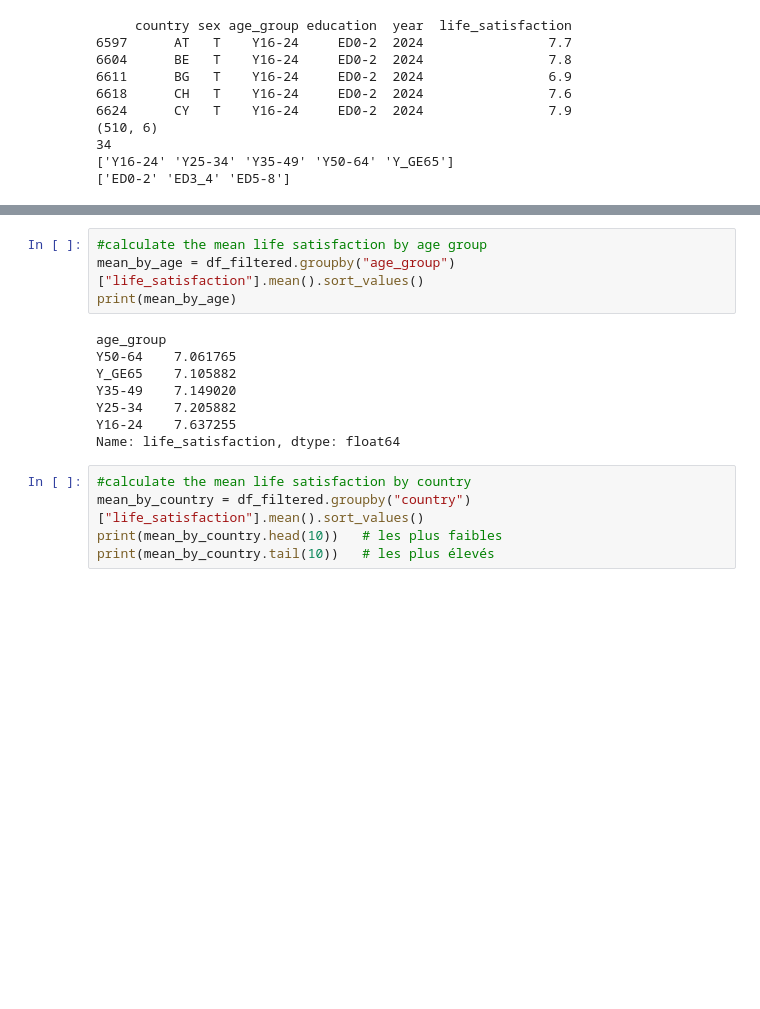
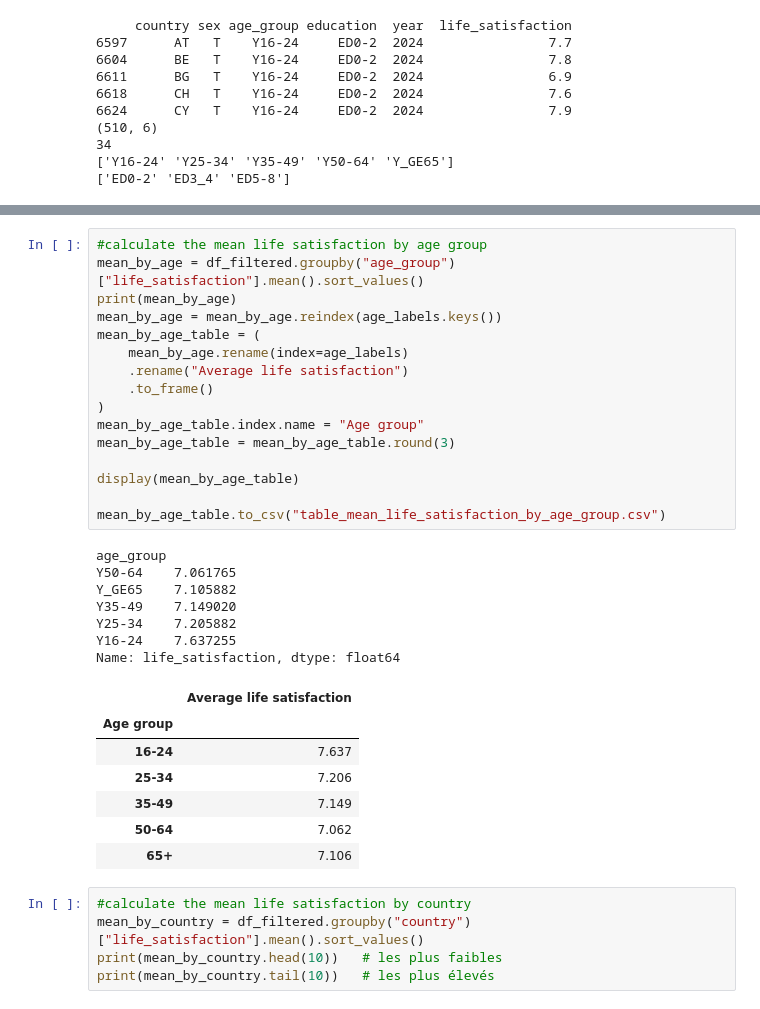
Before and after one commit to lisaanselme-tech/projet-python, a Jupyter notebook: Project.ipynb, the cells around one changed output, grey strips where cells are left out. Cells and saved outputs as stored; diff of their text form; blank space fills up the shorter version.

```diff
--- a/Project.ipynb
+++ b/Project.ipynb
@@ -155,15 +178,34 @@ Name: life_satisfaction, dtype: float64
 # %%
 #calculate the mean life satisfaction by age group
 mean_by_age = df_filtered.groupby("age_group")["life_satisfaction"].mean().sort_values()
 print(mean_by_age)
+mean_by_age = mean_by_age.reindex(age_labels.keys())
+mean_by_age_table = (
+    mean_by_age.rename(index=age_labels)
+    .rename("Average life satisfaction")
+    .to_frame()
+)
+mean_by_age_table.index.name = "Age group"
+mean_by_age_table = mean_by_age_table.round(3)
+
+display(mean_by_age_table)
+
+mean_by_age_table.to_csv("table_mean_life_satisfaction_by_age_group.csv")
 # %% [output]
 age_group
 Y50-64    7.061765
 Y_GE65    7.105882
 Y35-49    7.149020
 Y25-34    7.205882
 Y16-24    7.637255
 Name: life_satisfaction, dtype: float64
+|  | Average life satisfaction |
+| Age group |  |
+| 16-24 | 7.637 |
+| 25-34 | 7.206 |
+| 35-49 | 7.149 |
+| 50-64 | 7.062 |
+| 65+ | 7.106 |
 # %%
 #calculate the mean life satisfaction by country
 mean_by_country = df_filtered.groupby("country")["life_satisfaction"].mean().sort_values()
```
Also changed, not shown: parts of 7 cells of this notebook, 12 other files.
